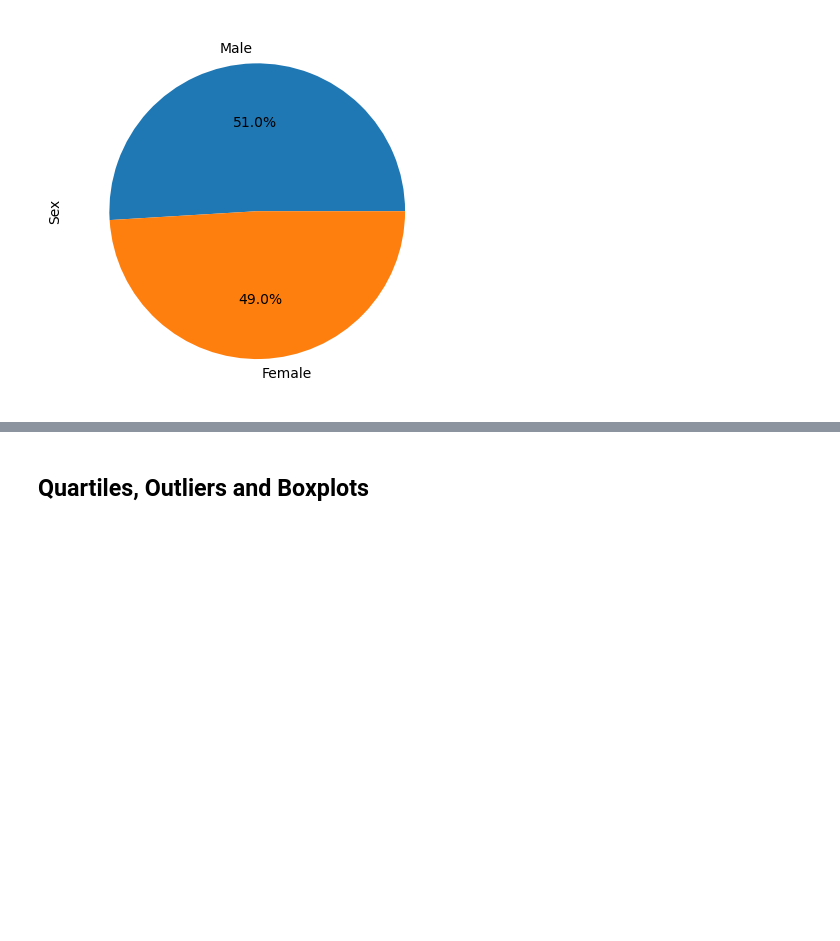
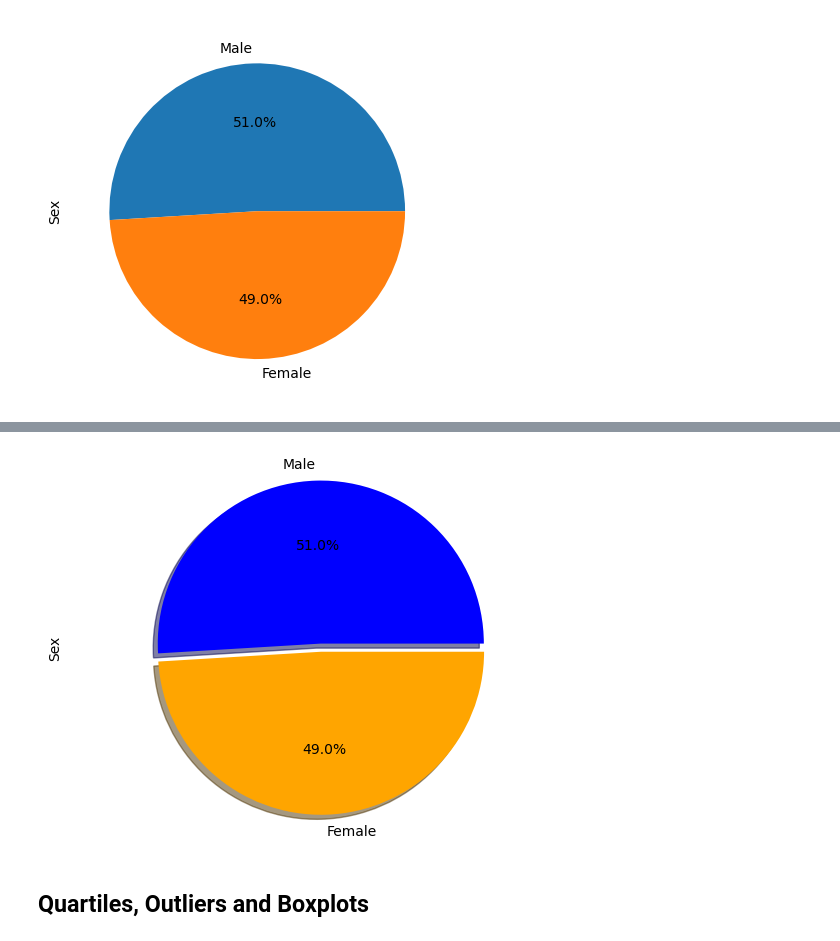
Before and after one commit to Rstevens318/Module-5-Challenge, a Jupyter notebook: Pymaceuticals/pymaceuticals_starter.ipynb, the cells around one changed output, grey strips where cells are left out. Saved outputs shown, nothing was run; the diff lists cells and outputs as text; code cells hidden in the pictures; blank space fills up the shorter version.

```diff
--- a/Pymaceuticals/pymaceuticals_starter.ipynb
+++ b/Pymaceuticals/pymaceuticals_starter.ipynb
@@ -173,8 +173,9 @@ plt.show()
 # %% [output]
 [figure]
 # %%
-mouse_gender = clean_mouse['Sex'].value_counts()
-mouse_gender.plot.pie(autopct="%1.1f%%")
+# Generate a pie plot showing the distribution of female versus male mice using Pandas
+mouse_gender_count = clean_mouse['Sex'].value_counts()
+mouse_gender_count.plot.pie(autopct="%1.1f%%")
 plt.show()
 # %% [output]
 [figure]
@@ -191,3 +182,24 @@ mouse_gender_index = mouse_gender.index
+# %%
+# Generate a pie plot showing the distribution of female versus male mice using pyplot
+# Define Labels from DataFrame
+mouse_gender = mouse_gender_count.index
+# Labels for the sections of our pie chart
+labels = mouse_gender
+# The values of each section of the pie chart
+count = mouse_gender_count
+# The colors of each section of the pie chart
+colors = ['blue', 'orange']
+# Tells matplotlib to separate the "Male" section from the others
+explode = (0.05, 0)
+# Creates the pie chart based upon the values above
+plt.pie(count, labels=labels, colors=colors,
+        autopct="%1.1f%%", shadow=True, explode= explode)
+plt.ylabel('Sex')
+# Create axes which are equal so we have a perfect circle
+plt.axis('equal')
+plt.show()
+# %% [output]
+[figure, added]
 # %% [markdown]
 ## Quartiles, Outliers and Boxplots
 # %%
```
Also changed, not shown: parts of 4 cells of this notebook.
